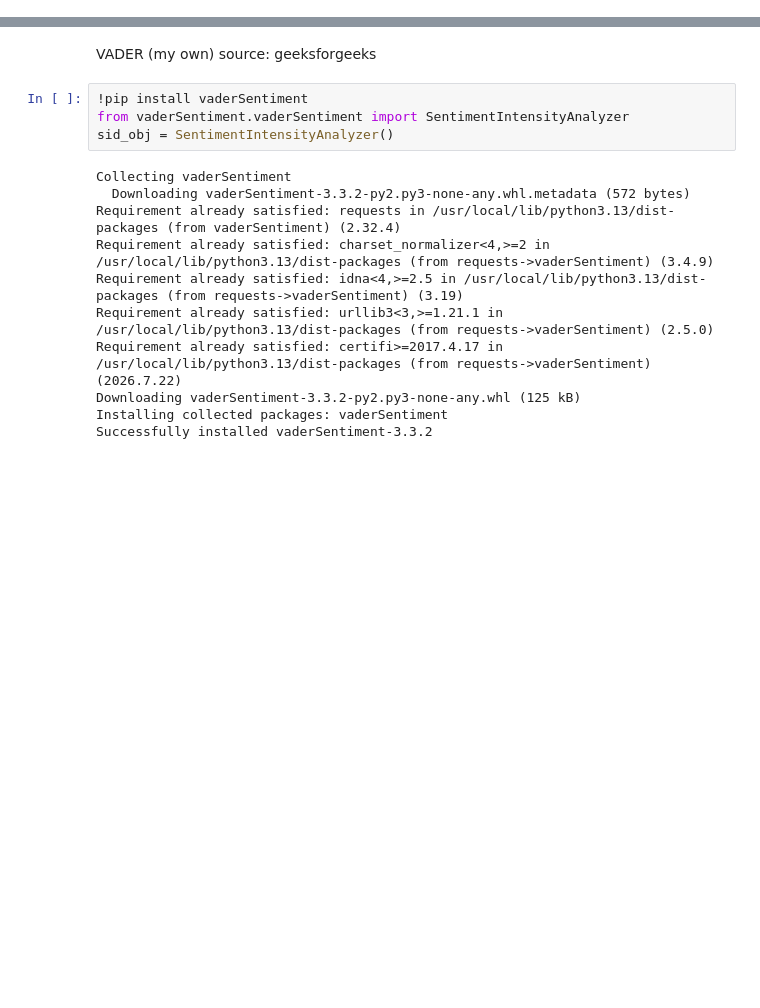
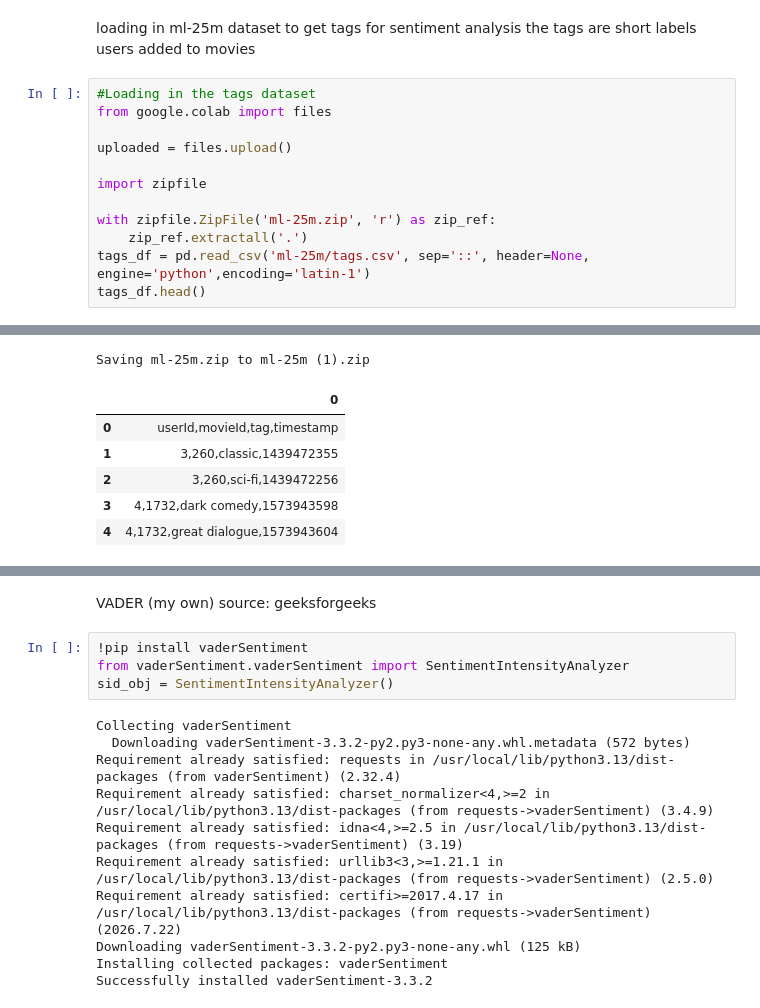
Before and after one commit to MichaelMcCarey/MovieRecProject, a Jupyter notebook: movie.ipynb, the cells around one changed output, grey strips where cells are left out. Drawn from its saved outputs; the diff is of its cells as text; blank space fills up the shorter version.

```diff
--- a/movie.ipynb
+++ b/movie.ipynb
@@ -2,0 +27,16 @@
+# %% [markdown]
+loading in ml-25m dataset to get tags for sentiment analysis
+the tags are short labels users added to movies
+# %%
+#Loading in the tags dataset
+from google.colab import files
+
+uploaded = files.upload()
+
+import zipfile
+
+with zipfile.ZipFile('ml-25m.zip', 'r') as zip_ref:
+    zip_ref.extractall('.')
+tags_df = pd.read_csv('ml-25m/tags.csv', sep='::', header=None, engine='python',encoding='latin-1')
+tags_df.head()
+# %% [output]
@@ -2,0 +44,7 @@
+Saving ml-25m.zip to ml-25m (1).zip
+|  | 0 |
+| 0 | userId,movieId,tag,timestamp |
+| 1 | 3,260,classic,1439472355 |
+| 2 | 3,260,sci-fi,1439472256 |
+| 3 | 4,1732,dark comedy,1573943598 |
+| 4 | 4,1732,great dialogue,1573943604 |
```
Also changed, not shown: parts of 8 cells of this notebook.
